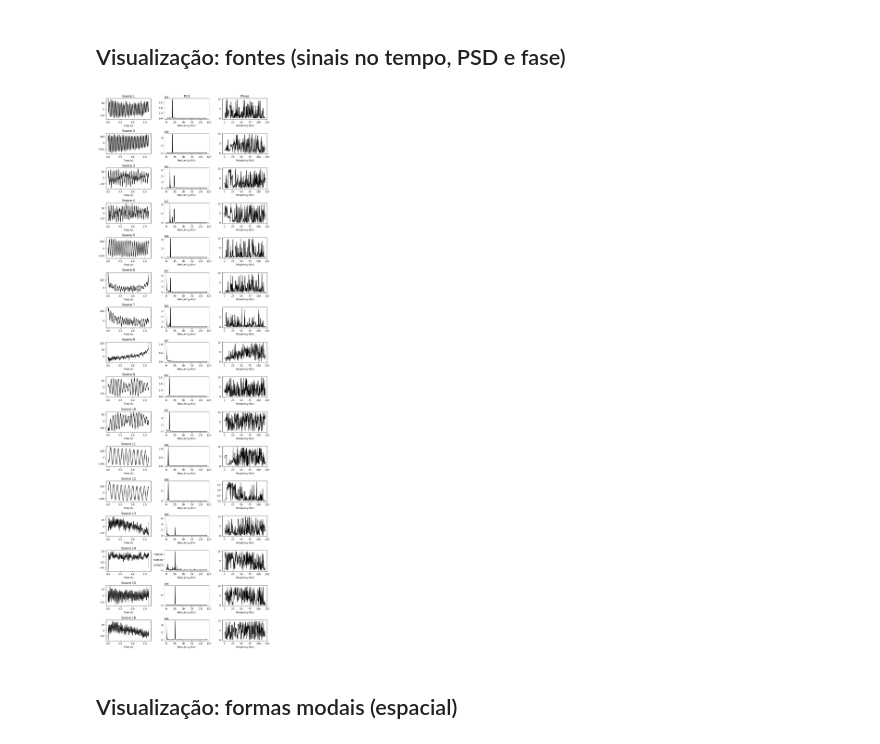
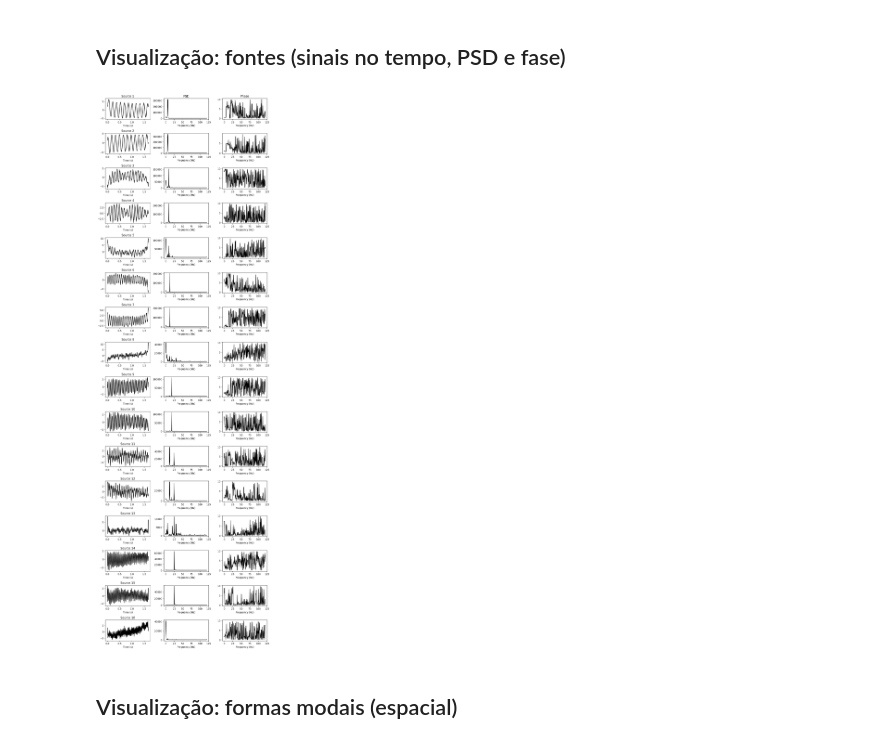
Before and after one commit to regicsf2010/marajo, a Jupyter notebook: moises.ipynb, the cells around one changed output. Drawn from its saved outputs; the diff is of its cells as text; code cells hidden in the pictures.

```diff
--- a/moises.ipynb
+++ b/moises.ipynb
@@ -93,2 +51,9 @@ End of Dim. Red.
+# %%
+V = np.concatenate([V0, V90])
+idx = np.argsort(-V)
+V = V[idx]
+
+H = np.hstack([H0, H90])[:, idx]
+W = np.hstack([W0, W90])[:, idx]
 # %% [markdown]
 ## Blind Source Separation (Complexity Pursuit)
@@ -101,3 +60,8 @@ Fontes (ys): (400, 16) — W_mix: (16, 16)
+# %%
+num_pc = 16
+unmixed, Wmix = moises.cp_alg(H[:, :num_pc])
+Winvmix = np.flip(np.linalg.inv(Wmix), axis=0)
+unmixed = -np.fliplr(unmixed)
 # %% [markdown]
 ## Formas modais e coordenadas modais
 # %%
@@ -109,36 +72,11 @@ print("modal_coord (espacial):", modal_coord.shape, "— mode_shapes (temporal):
 modal_coord (espacial): (400, 6) — mode_shapes (temporal): (82944, 6)
 # %% [markdown]
 ## Visualização: fontes (sinais no tempo, PSD e fase)
-# %%
-def plot_sources(t, freq, unmixed, n_show=None, fs=1.0):
-    nFrames = len(t)
-    half = round(nFrames / 2)
-    n = n_show or unmixed.shape[1]
-
-    fig, axs = plt.subplots(n, 3, figsize=(10, 2 * n))
-
-    for i in range(n):
-        axs[i, 0].plot(t, unmixed[:, i], "k", lw=1.5)
-        axs[i, 0].set_title(f"Source {i+1}")
-        axs[i, 0].set_xlabel("Time (s)")
-
-        fft_mag = np.abs(np.fft.fft(unmixed[:, i]))**2
-        axs[i, 1].plot(freq[1:half], fft_mag[1:half], "k", lw=1.5)
-        axs[i, 1].set_title("PSD" if i == 0 else "")
-        axs[i, 1].set_xlabel("Frequency (Hz)")
-
-        fft_phase = np.angle(np.fft.fft(unmixed[:, i]))**2
-        axs[i, 2].plot(freq[1:half], fft_phase[1:half], "k", lw=1.5)
-        axs[i, 2].set_title("Phase" if i == 0 else "")
-        axs[i, 2].set_xlabel("Frequency (Hz)")
-
-    plt.tight_layout()
-    return fig
-
-unmixed = -np.fliplr(ys)  # convenção do script MATLAB
-plot_sources(t, freq, unmixed);
-plt.show()
-# %% [output]
-[figure, removed]
+# %%
+from marajomodes.visualization import plot
+plot.plot_sources(t, freq, unmixed)
+plt.show()
+# %% [output]
+[figure, added]
 # %% [markdown]
 ## Visualização: formas modais (espacial)
```
Also changed, not shown: parts of 13 cells of this notebook, 22 other files.
